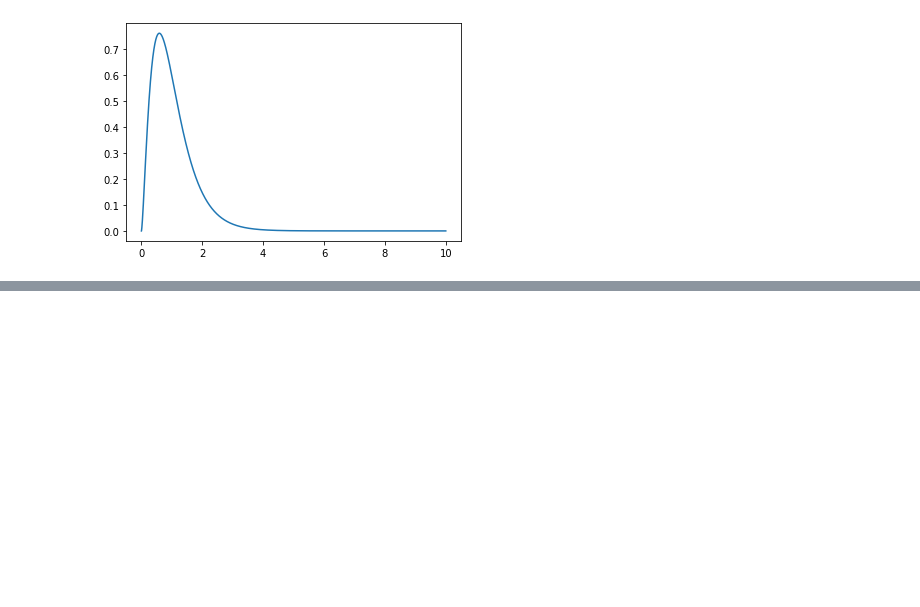
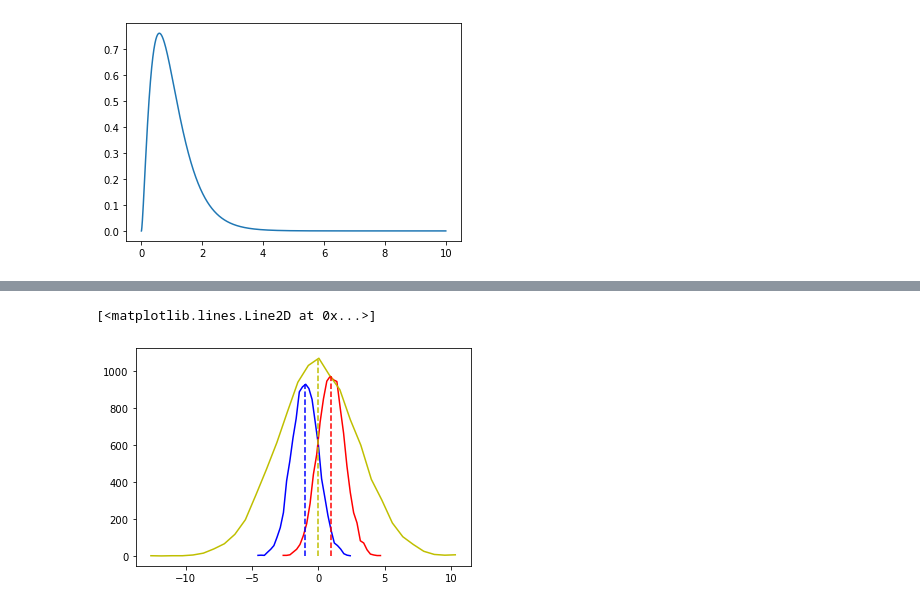
Before and after one commit to kelsklane/stat_practice, a Jupyter notebook: Practice_notebooks/Descriptive_Stats.ipynb, the cells around one changed output, grey strips where cells are left out. Saved outputs shown, nothing was run; the diff lists cells and outputs as text; code cells hidden in the pictures; blank space fills up the shorter version.

```diff
--- a/Practice_notebooks/Descriptive_Stats.ipynb
+++ b/Practice_notebooks/Descriptive_Stats.ipynb
@@ -123,0 +149,15 @@ plt.plot(x, dist);
+# %%
+#Overlay mean
+d1_mean = np.mean(d1)
+d2_mean = np.mean(d2)
+d3_mean = np.mean(d3)
+
+plt.plot(x1, y1, 'b')
+plt.plot(x2, y2, 'r')
+plt.plot(x3, y3, 'y')
+plt.plot([d1_mean, d1_mean], [0, max(y1)], 'b--')
+plt.plot([d2_mean, d2_mean], [0, max(y2)], 'r--')
+plt.plot([d3_mean, d3_mean], [0, max(y3)], 'y--')
+# %% [output]
+[<matplotlib.lines.Line2D at 0x...>]
+[figure, added]
```
Also changed, not shown: parts of 10 cells of this notebook.
